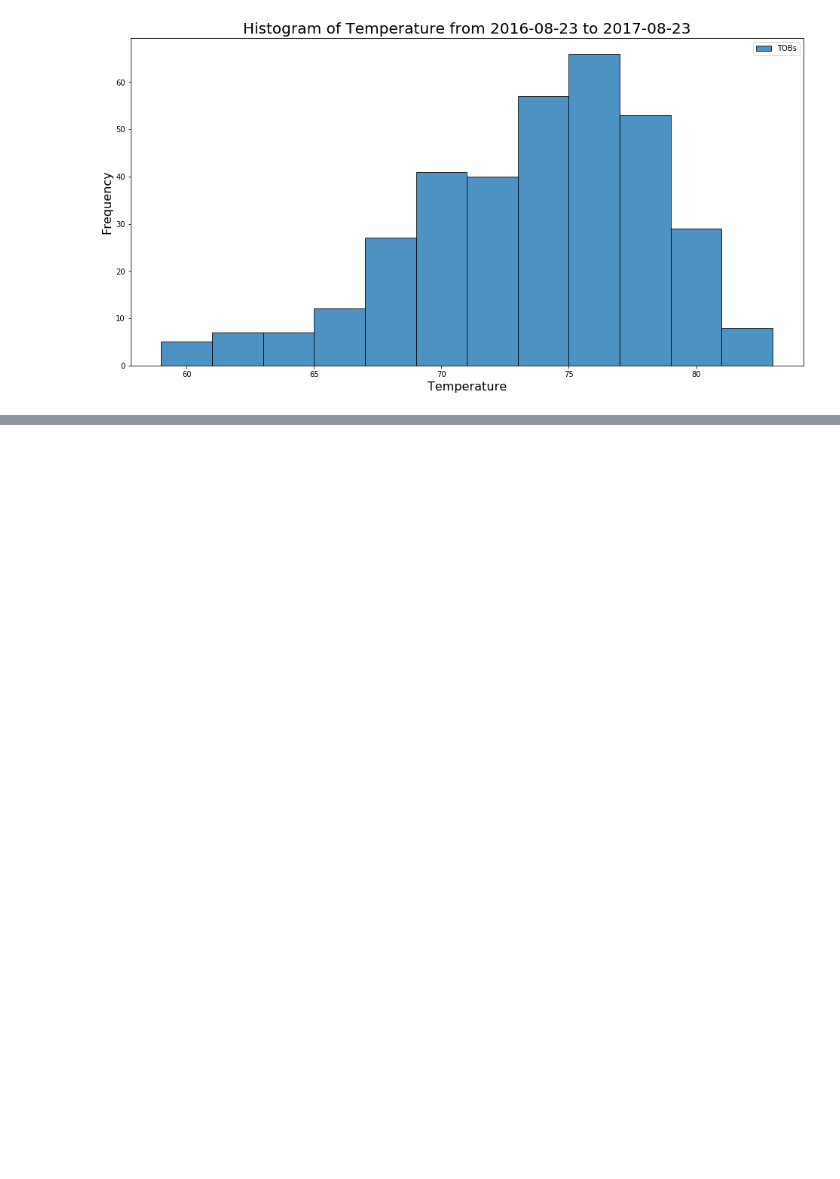
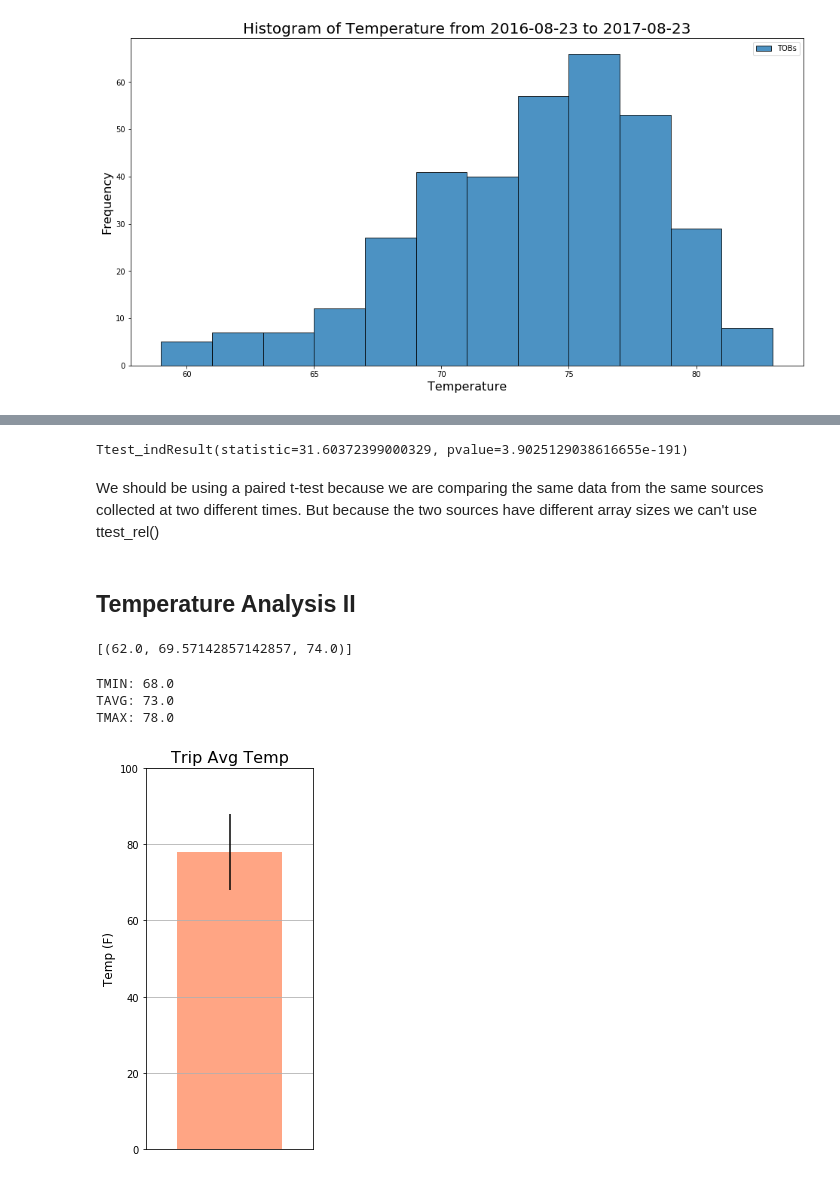
Before and after one commit to TreyWarren/sqlalchemy-challenge, a Jupyter notebook: climate.ipynb, the cells around one changed output, grey strips where cells are left out. Saved outputs shown, nothing was run; the diff lists cells and outputs as text; code cells hidden in the pictures; blank space fills up the shorter version.

```diff
--- a/climate.ipynb
+++ b/climate.ipynb
@@ -241,3 +290,11 @@ plt.show()
+# %%
+stats.ttest_ind(june_temps, dec_temps)
+# %% [output]
+Ttest_indResult(statistic=31.60372399000329, pvalue=3.9025129038616655e-191)
+# %% [markdown]
+We should be using a paired t-test because we are comparing the same data from the same sources collected at two different times. But because the two sources have different array sizes we can't use ttest_rel()
+# %% [markdown]
+## Temperature Analysis II
 # %%
 # This function called `calc_temps` will accept start date and end date in the format '%Y-%m-%d'
 # and return the minimum, average, and maximum temperatures for that range of dates
@@ -252,16 +309,44 @@ def calc_temps(start_date, end_date):
         TMIN, TAVE, and TMAX
     """
 
-    return session.query(func.min(Measurement.tobs), func.avg(Measurement.tobs), func.max(Measurement.tobs)).\
-        filter(Measurement.date >= start_date).filter(Measurement.date <= end_date).all()
+    return session.query(func.min(Measurement.tobs),
+                         func.avg(Measurement.tobs),
+                         func.max(Measurement.tobs))\
+          .filter(Measurement.date >= start_date)\
+          .filter(Measurement.date <= end_date).all()
 
 # function usage example
 print(calc_temps('2012-02-28', '2012-03-05'))
+# %% [output]
+[(62.0, 69.57142857142857, 74.0)]
 # %%
 # Use your previous function `calc_temps` to calculate the tmin, tavg, and tmax
 # for your trip using the previous year's data for those same dates.
+
+# Christmas in paradise (using 2016 since 2019 isn't in this dataset)
+start_date = '2016-12-20'
+end_date = '2016-12-27'
+
+tmin, tavg, tmax = calc_temps(start_date, end_date)[0]
+print(f"TMIN: {tmin} \nTAVG: {round(tavg,1)} \nTMAX: {tmax}")
+# %% [output]
+TMIN: 68.0
+TAVG: 73.0
+TMAX: 78.0
 # %%
 # Plot the results from your previous query as a bar chart.
 # Use "Trip Avg Temp" as your Title
 # Use the average temperature for the y value
 # Use the peak-to-peak (tmax-tmin) value as the y error bar (yerr)
+
+plt.figure(0,(3,7))
+plt.bar(0, tmax, yerr = tmax - tmin, color= "coral", align="center", alpha= .7)
+plt.tick_params(axis='x', which='both', bottom=False, labelbottom=False)
+plt.title("Trip Avg Temp", size=16)
+plt.ylabel("Temp (F)", size=12)
+plt.ylim(0,100)
+plt.grid(axis='y')
+plt.margins(.3,.3)
+plt.show()
+# %% [output]
+[figure, added]
```
Also changed, not shown: parts of 19 cells of this notebook, 1 other file.
